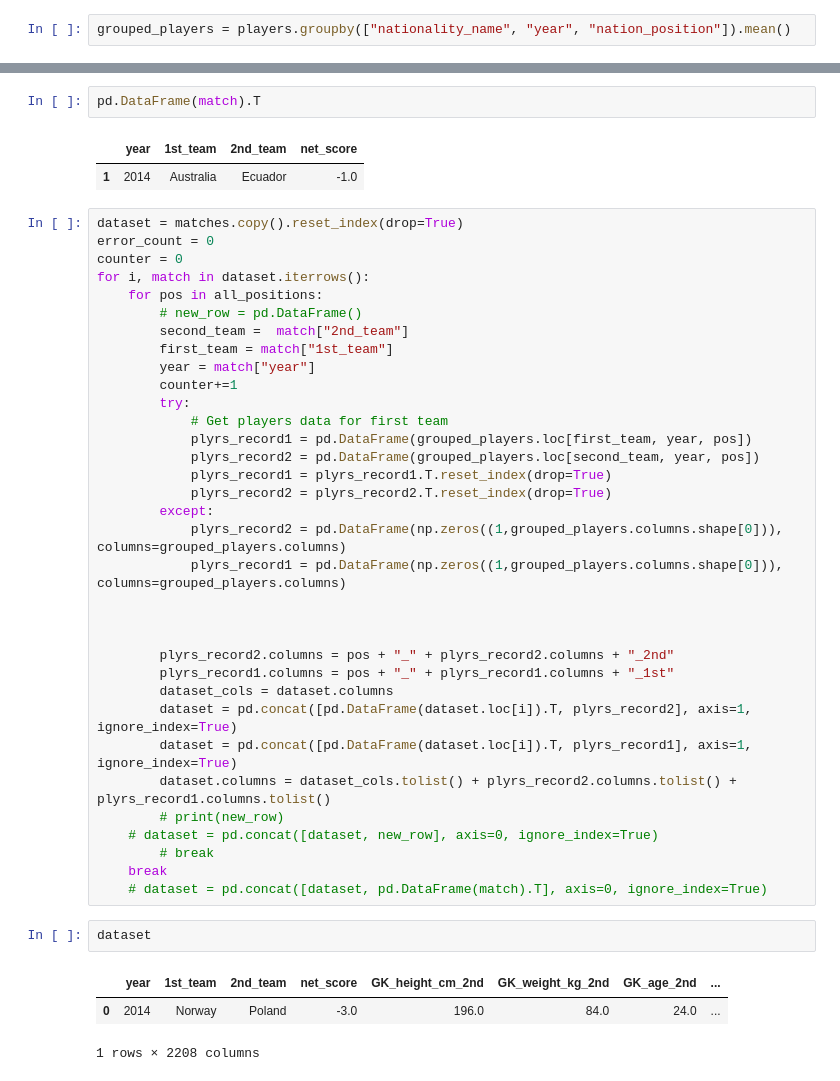
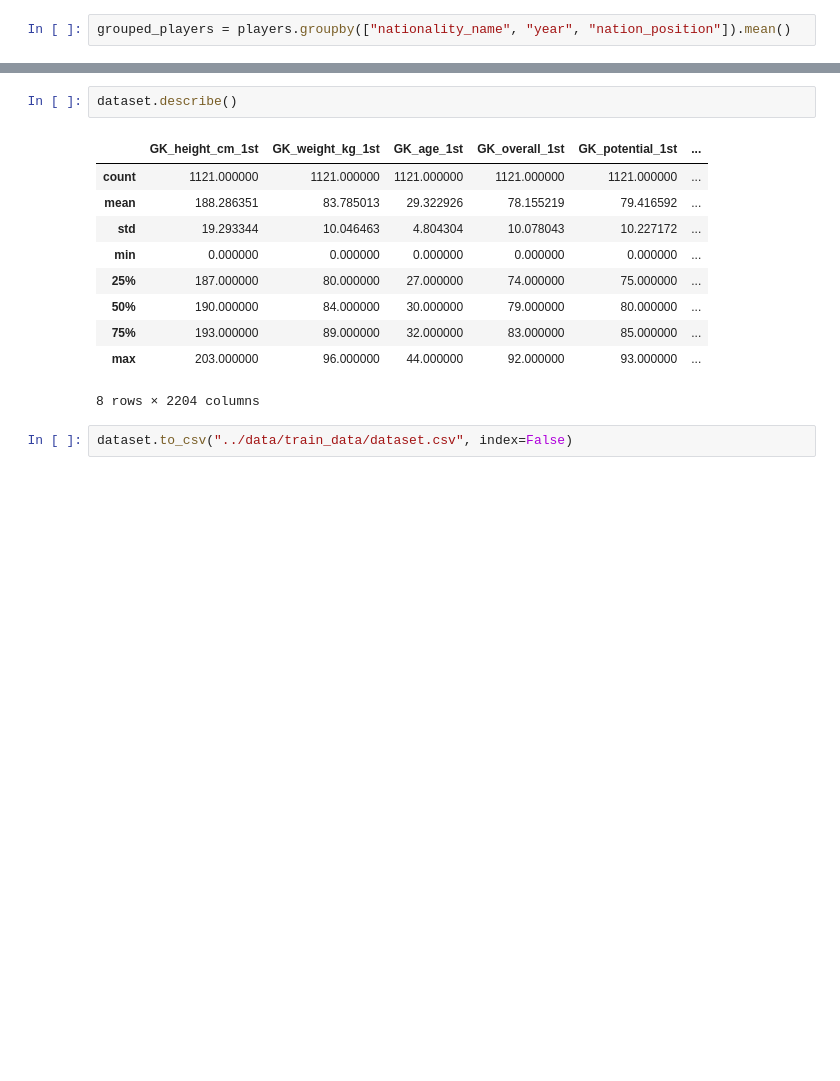
Before and after one commit to ZaidGhazal/FIFA-Qatar-2022-WorldCup-Predictions, a Jupyter notebook: jupyter_notebooks/prepare_dataset.ipynb, the cells around one changed output, grey strips where cells are left out. Drawn from its saved outputs; the diff is of its cells as text; blank space fills up the shorter version.

Commit message:
add dataset

```diff
--- a/jupyter_notebooks/prepare_dataset.ipynb
+++ b/jupyter_notebooks/prepare_dataset.ipynb
@@ -170,45 +196,15 @@ dataset
-# %%
-pd.DataFrame(match).T
-# %% [output]
-|  | year | 1st_team | 2nd_team | net_score |
-| 1 | 2014 | Australia | Ecuador | -1.0 |
-# %%
-dataset = matches.copy().reset_index(drop=True)
-error_count = 0
-counter = 0
-for i, match in dataset.iterrows():
-    for pos in all_positions:
-        # new_row = pd.DataFrame()
-        second_team =  match["2nd_team"]
-        first_team = match["1st_team"]
-        year = match["year"]
-        counter+=1
-        try:
-            # Get players data for first team
-            plyrs_record1 = pd.DataFrame(grouped_players.loc[first_team, year, pos])
-            plyrs_record2 = pd.DataFrame(grouped_players.loc[second_team, year, pos])
-            plyrs_record1 = plyrs_record1.T.reset_index(drop=True)
-            plyrs_record2 = plyrs_record2.T.reset_index(drop=True)
-        except:
-            plyrs_record2 = pd.DataFrame(np.zeros((1,grouped_players.columns.shape[0])), columns=grouped_players.columns)
-            plyrs_record1 = pd.DataFrame(np.zeros((1,grouped_players.columns.shape[0])), columns=grouped_players.columns)
-
-
-
-        plyrs_record2.columns = pos + "_" + plyrs_record2.columns + "_2nd"
-        plyrs_record1.columns = pos + "_" + plyrs_record1.columns + "_1st"
-        dataset_cols = dataset.columns
-        dataset = pd.concat([pd.DataFrame(dataset.loc[i]).T, plyrs_record2], axis=1, ignore_index=True)
-        dataset = pd.concat([pd.DataFrame(dataset.loc[i]).T, plyrs_record1], axis=1, ignore_index=True)
-        dataset.columns = dataset_cols.tolist() + plyrs_record2.columns.tolist() + plyrs_record1.columns.tolist()
-        # print(new_row)
-    # dataset = pd.concat([dataset, new_row], axis=0, ignore_index=True)
-        # break
-    break
-    # dataset = pd.concat([dataset, pd.DataFrame(match).T], axis=0, ignore_index=True)
 # %%
-dataset
+dataset.describe()
 # %% [output]
-|  | year | 1st_team | 2nd_team | net_score | GK_height_cm_2nd | GK_weight_kg_2nd | GK_age_2nd | ... |
-| 0 | 2014 | Norway | Poland | -3.0 | 196.0 | 84.0 | 24.0 | ... |
+|  | GK_height_cm_1st | GK_weight_kg_1st | GK_age_1st | GK_overall_1st | GK_potential_1st | ... |
+| count | 1121.000000 | 1121.000000 | 1121.000000 | 1121.000000 | 1121.000000 | ... |
+| mean | 188.286351 | 83.785013 | 29.322926 | 78.155219 | 79.416592 | ... |
+| std | 19.293344 | 10.046463 | 4.804304 | 10.078043 | 10.227172 | ... |
+| min | 0.000000 | 0.000000 | 0.000000 | 0.000000 | 0.000000 | ... |
+| 25% | 187.000000 | 80.000000 | 27.000000 | 74.000000 | 75.000000 | ... |
+| 50% | 190.000000 | 84.000000 | 30.000000 | 79.000000 | 80.000000 | ... |
+| 75% | 193.000000 | 89.000000 | 32.000000 | 83.000000 | 85.000000 | ... |
+| max | 203.000000 | 96.000000 | 44.000000 | 92.000000 | 93.000000 | ... |
-1 rows × 2208 columns
+8 rows × 2204 columns
+# %%
+dataset.to_csv("../data/train_data/dataset.csv", index=False)
```
Also changed, not shown: parts of 8 cells of this notebook, 1 other file.
